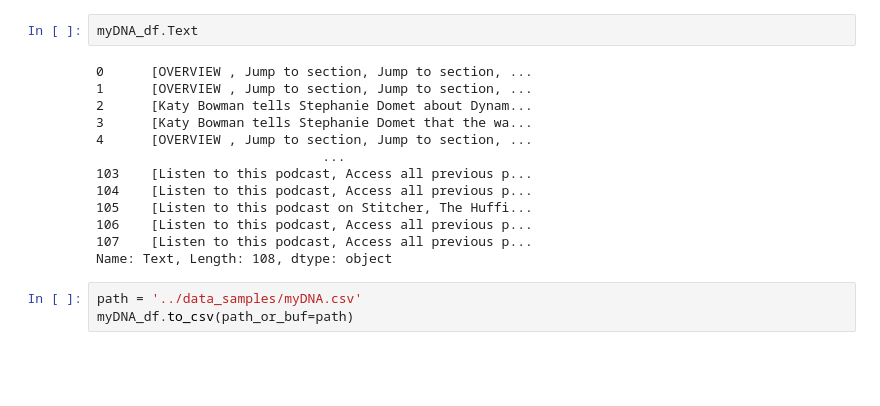
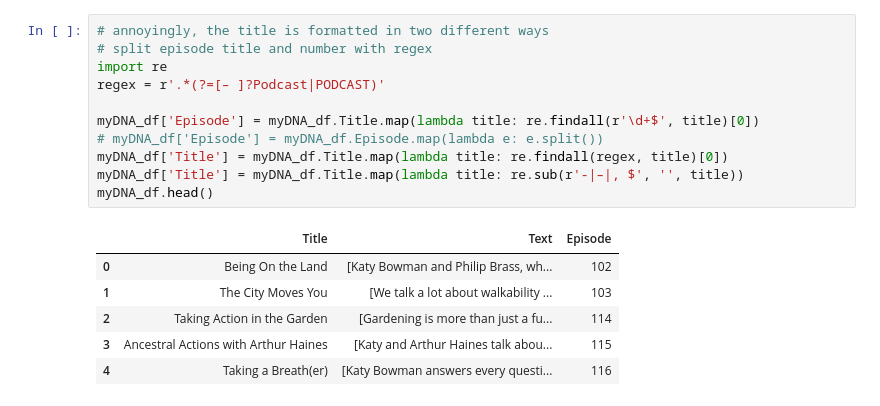
Before and after one commit to Data-Science-for-Linguists-2021/Linguistic-Styles-of-Podcasts, a Jupyter notebook: spiders/Move-Your-DNA.ipynb, the cells around one changed output. Saved outputs shown, nothing was run; the diff lists cells and outputs as text; blank space fills up the shorter version.

```diff
--- a/spiders/Move-Your-DNA.ipynb
+++ b/spiders/Move-Your-DNA.ipynb
@@ -92,18 +76,18 @@ Name: Text, Length: 108, dtype: object
-# %%
-myDNA_df.Text
-# %% [output]
-0      [OVERVIEW , Jump to section, Jump to section, ...
-1      [OVERVIEW , Jump to section, Jump to section, ...
-2      [Katy Bowman tells Stephanie Domet about Dynam...
-3      [Katy Bowman tells Stephanie Domet that the wa...
-4      [OVERVIEW , Jump to section, Jump to section, ...
-                             ...
-103    [Listen to this podcast, Access all previous p...
-104    [Listen to this podcast, Access all previous p...
-105    [Listen to this podcast on Stitcher, The Huffi...
-106    [Listen to this podcast, Access all previous p...
-107    [Listen to this podcast, Access all previous p...
-Name: Text, Length: 108, dtype: object
-# %%
-path = '../data_samples/myDNA.csv'
-myDNA_df.to_csv(path_or_buf=path)
+# %%
+# annoyingly, the title is formatted in two different ways
+# split episode title and number with regex
+import re
+regex = r'.*(?=[– ]?Podcast|PODCAST)'
+
+myDNA_df['Episode'] = myDNA_df.Title.map(lambda title: re.findall(r'\d+$', title)[0])
+# myDNA_df['Episode'] = myDNA_df.Episode.map(lambda e: e.split())
+myDNA_df['Title'] = myDNA_df.Title.map(lambda title: re.findall(regex, title)[0])
+myDNA_df['Title'] = myDNA_df.Title.map(lambda title: re.sub(r'-|–|, $', '', title))
+myDNA_df.head()
+# %% [output]
+|  | Title | Text | Episode |
+| 0 | Being On the Land | [Katy Bowman and Philip Brass, wh... | 102 |
+| 1 | The City Moves You | [We talk a lot about walkability ... | 103 |
+| 2 | Taking Action in the Garden | [Gardening is more than just a fu... | 114 |
+| 3 | Ancestral Actions with Arthur Haines | [Katy and Arthur Haines talk abou... | 115 |
+| 4 | Taking a Breath(er) | [Katy Bowman answers every questi... | 116 |
```
Also changed, not shown: parts of 13 cells of this notebook.
